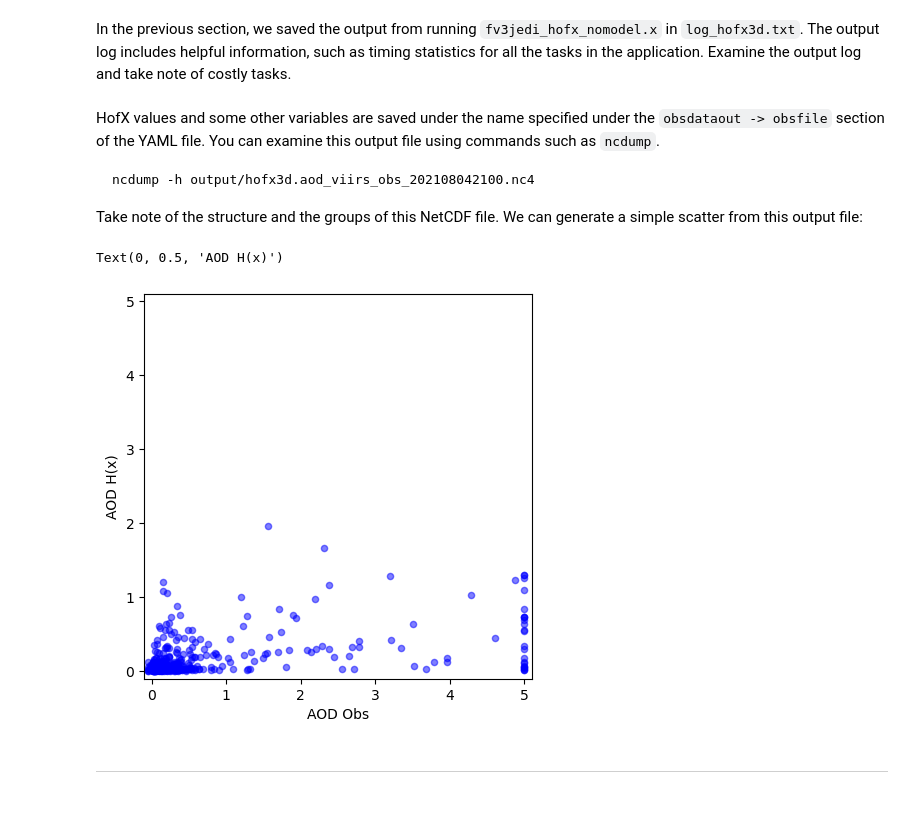
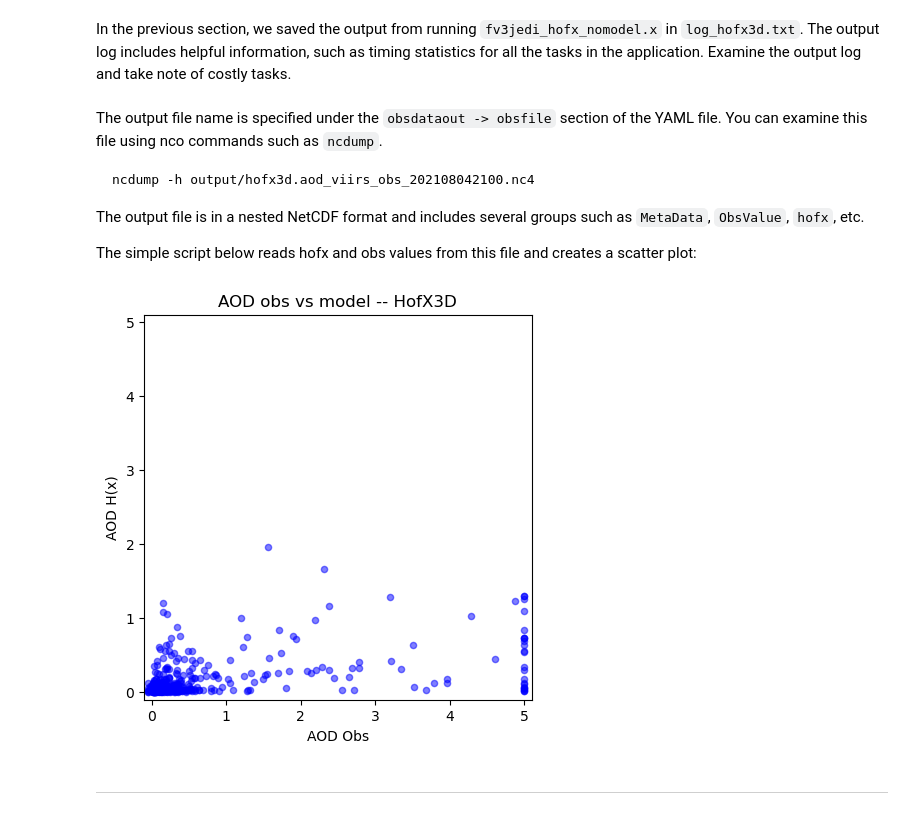
Before and after one commit to mer-a-o/howtojedi, a Jupyter notebook: jedi_applications/run_hofx/run_hofx.ipynb, the cells around one changed output. Drawn from its saved outputs; the diff is of its cells as text; code cells hidden in the pictures.

````diff
--- a/jedi_applications/run_hofx/run_hofx.ipynb
+++ b/jedi_applications/run_hofx/run_hofx.ipynb
@@ -112,31 +112,31 @@ $MPIEXEC "-n" "6" $JEDI_BUILD/bin/fv3jedi_hofx_nomodel.x hofx_fv3-geos_aero_nomo
 # %% [markdown]
 In the previous section, we saved the output from running `fv3jedi_hofx_nomodel.x` in `log_hofx3d.txt`. The output log includes helpful information, such as timing statistics for all the tasks in the application. Examine the output log and take note of costly tasks.
 # %% [markdown]
-HofX values and some other variables are saved under the name specified under the `obsdataout -> obsfile` section of the YAML file. You can examine this output file using commands such as `ncdump`.
+The output file name is specified under the `obsdataout -> obsfile` section of the YAML file. You can examine this file using nco commands such as `ncdump`.
 
 ```
 ncdump -h output/hofx3d.aod_viirs_obs_202108042100.nc4
 ```
-Take note of the structure and the groups of this NetCDF file.
-We can generate a simple scatter from this output file:
+
+The output file is in a nested NetCDF format and includes several groups such as `MetaData`, `ObsValue`, `hofx`, etc.
+
+The simple script below reads hofx and obs values from this file and creates a scatter plot:
 # %%
 import xarray as xr
 import matplotlib.pyplot as plt
 
 filename = "./hofx/output/hofx3d.aod_viirs_obs_202108042100.nc4"
-hofx = xr.open_dataset(filename, group="hofx")
-obs = xr.open_dataset(filename, group="ObsValue")
+hofx = xr.open_dataset(filename, group="hofx") # need to specify group name
+obs = xr.open_dataset(filename, group="ObsValue") # need to specify group name
 
+# plotting
 plt.figure(figsize=(5,5))
 plt.scatter(obs['aerosolOpticalDepth'], hofx['aerosolOpticalDepth'],color='blue', alpha=0.5, marker='o', s=20)
-plt.xlim(-0.1,5.1)
-plt.ylim(-0.1,5.1)
-plt.xlabel('AOD Obs')
-plt.ylabel('AOD H(x)')
-plt.title('AOD obs vs model -- HofX3D')
+plt.xlim(-0.1,5.1); plt.ylim(-0.1,5.1)
+plt.xlabel('AOD Obs'); plt.ylabel('AOD H(x)')
+plt.title('AOD obs vs model -- HofX3D');
 # %% [output]
-Text(0, 0.5, 'AOD H(x)')
-[figure, old version]
+[figure, new version]
 # %% [markdown]
 ---
 # %% [markdown]
````
Also changed, not shown: parts of 5 cells of this notebook, 10 other files.
